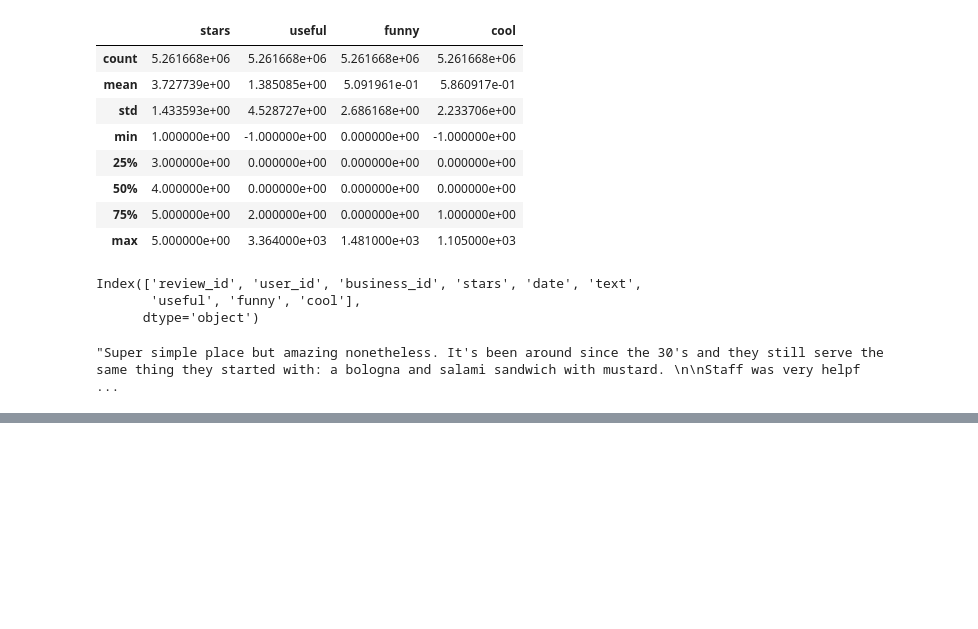
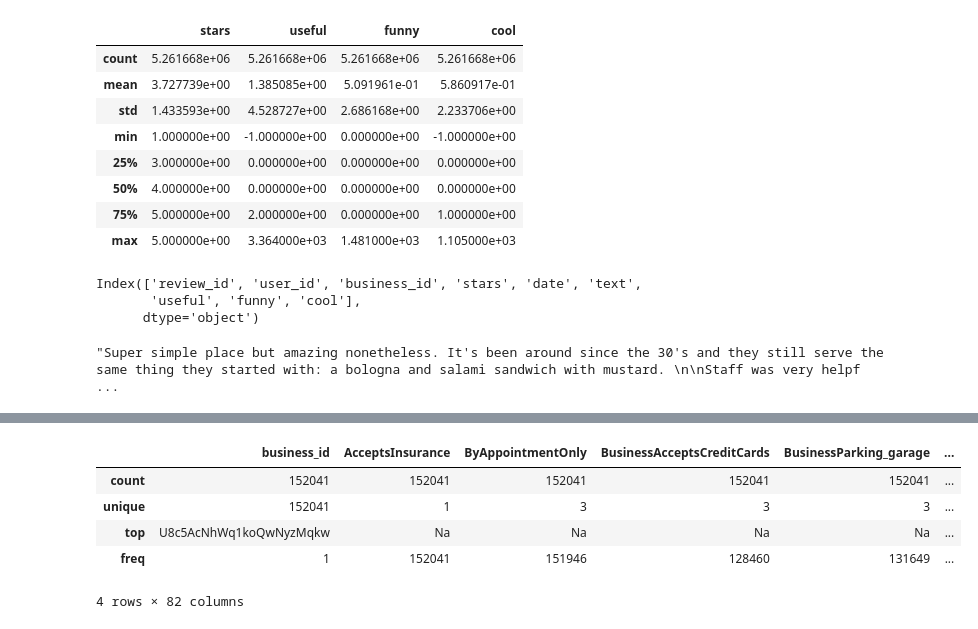
Before and after one commit to alanpurple/RestRecommend, a Jupyter notebook: rest_eda.ipynb, the cells around one changed output, grey strips where cells are left out. Saved outputs shown, nothing was run; the diff lists cells and outputs as text; code cells hidden in the pictures; blank space fills up the shorter version.

```diff
--- a/rest_eda.ipynb
+++ b/rest_eda.ipynb
@@ -89,0 +129,2 @@ sample_list
+# %%
+busi_attr_df=pd.read_csv('data-yelp/yelp_business_attributes.csv')
@@ -89,0 +151,9 @@ sample_list
+# %%
+busi_attr_df.describe(include='all')
+# %% [output]
+|  | business_id | AcceptsInsurance | ByAppointmentOnly | BusinessAcceptsCreditCards | BusinessParking_garage | ... |
+| count | 152041 | 152041 | 152041 | 152041 | 152041 | ... |
+| unique | 152041 | 1 | 3 | 3 | 3 | ... |
+| top | U8c5AcNhWq1koQwNyzMqkw | Na | Na | Na | Na | ... |
+| freq | 1 | 152041 | 151946 | 128460 | 131649 | ... |
+4 rows × 82 columns
```
Also changed, not shown: parts of 23 cells of this notebook, 3 other files.
